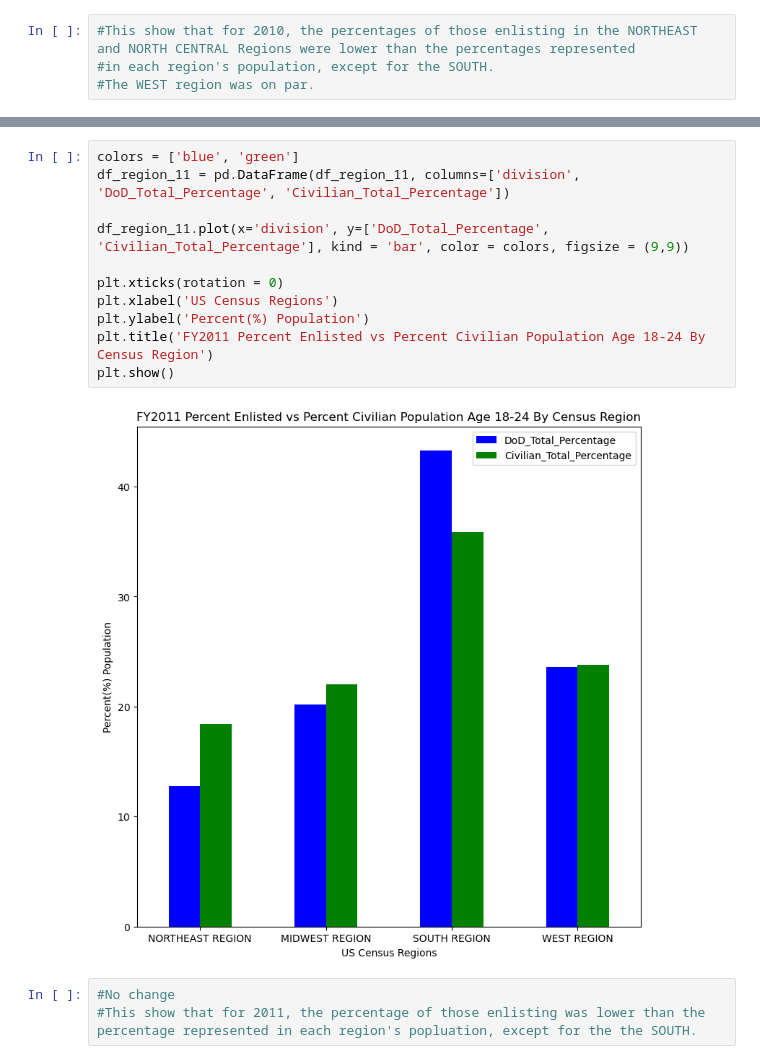
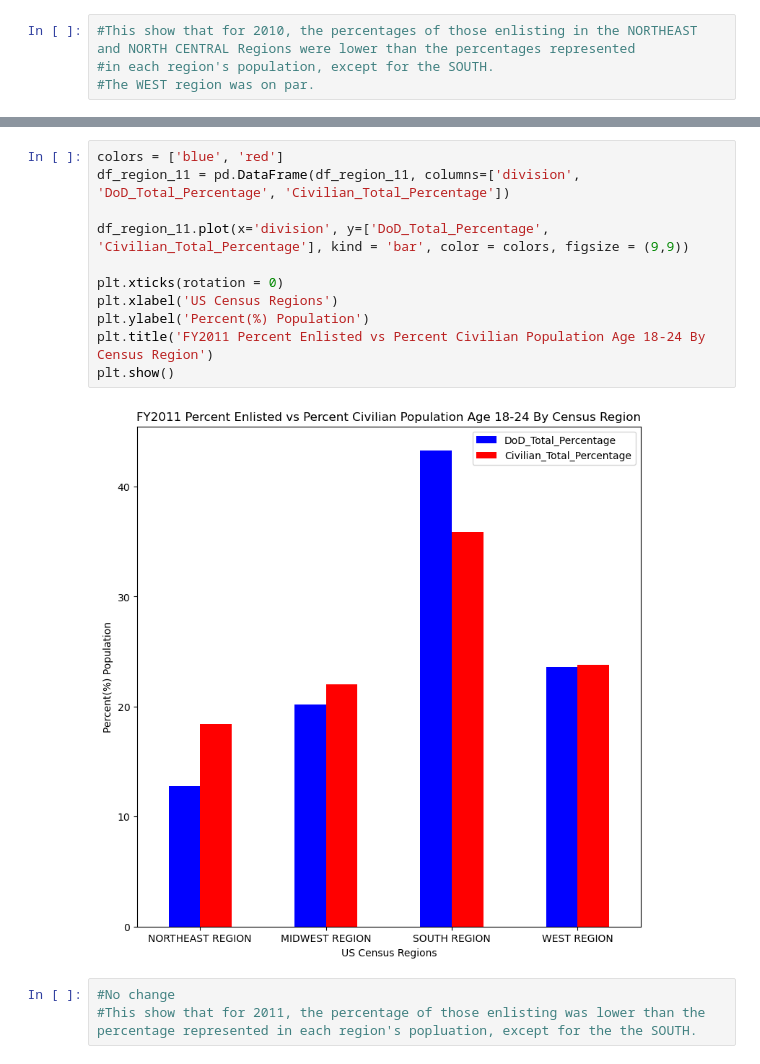
Before and after one commit to lightc4/lightch_capstone1, a Jupyter notebook: notebook/Accessions2010_20_gdppc.ipynb, the cells around one changed output, grey strips where cells are left out. Saved outputs shown, nothing was run; the diff lists cells and outputs as text.

```diff
--- a/notebook/Accessions2010_20_gdppc.ipynb
+++ b/notebook/Accessions2010_20_gdppc.ipynb
@@ -411,18 +388,18 @@ df_region_11.head(2)
 | 14 | NORTHEAST REGION | 2011 | 16178 | 13.0 | 3025 | 12.1 | 19203 | ... |
 | 17 | MIDWEST REGION | 2011 | 25948 | 20.8 | 4375 | 17.4 | 30323 | ... |
 # %%
-colors = ['blue', 'green']
+colors = ['blue', 'red']
 df_region_11 = pd.DataFrame(df_region_11, columns=['division', 'DoD_Total_Percentage', 'Civilian_Total_Percentage'])
 
 df_region_11.plot(x='division', y=['DoD_Total_Percentage', 'Civilian_Total_Percentage'], kind = 'bar', color = colors, figsize = (9,9))
 
 plt.xticks(rotation = 0)
 plt.xlabel('US Census Regions')
 plt.ylabel('Percent(%) Population')
 plt.title('FY2011 Percent Enlisted vs Percent Civilian Population Age 18-24 By Census Region')
 plt.show()
 # %% [output]
-[figure, old version]
+[figure, new version]
 # %%
 #No change
 #This show that for 2011, the percentage of those enlisting was lower than the percentage represented in each region's popluation, except for the the SOUTH.
```
Also changed, not shown: parts of 17 cells of this notebook, 3 other files.
